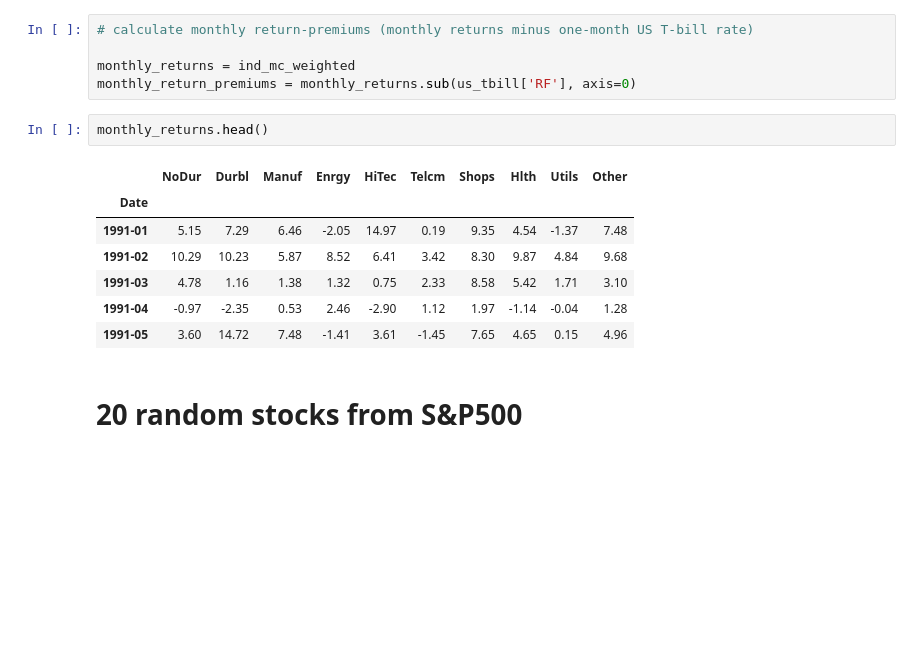
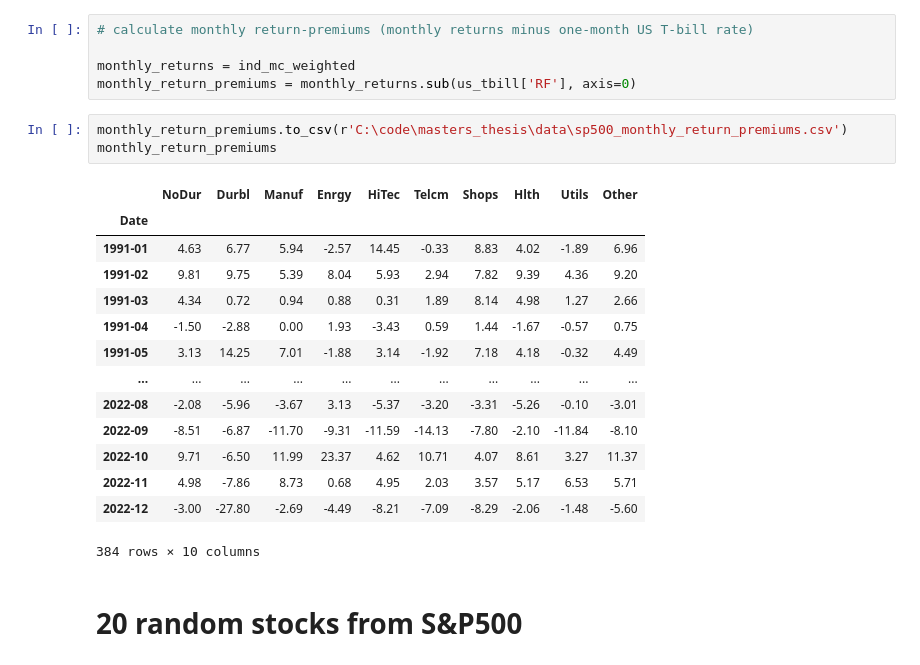
Before and after one commit to MNPW9/masters_thesis, a Jupyter notebook: mean_variance_simulation.ipynb, the cells around one changed output. Drawn from its saved outputs; the diff is of its cells as text; blank space fills up the shorter version.

```diff
--- a/mean_variance_simulation.ipynb
+++ b/mean_variance_simulation.ipynb
@@ -76,16 +76,24 @@ ind_mc_weighted.columns = [_.strip() for _ in ind_mc_weighted.columns]
 
 monthly_returns = ind_mc_weighted
 monthly_return_premiums = monthly_returns.sub(us_tbill['RF'], axis=0)
-# %%
-monthly_returns.head()
-# %% [output]
-|  | NoDur | Durbl | Manuf | Enrgy | HiTec | Telcm | Shops | Hlth | Utils | Other |
-| Date |  |  |  |  |  |  |  |  |  |  |
-| 1991-01 | 5.15 | 7.29 | 6.46 | -2.05 | 14.97 | 0.19 | 9.35 | 4.54 | -1.37 | 7.48 |
-| 1991-02 | 10.29 | 10.23 | 5.87 | 8.52 | 6.41 | 3.42 | 8.30 | 9.87 | 4.84 | 9.68 |
-| 1991-03 | 4.78 | 1.16 | 1.38 | 1.32 | 0.75 | 2.33 | 8.58 | 5.42 | 1.71 | 3.10 |
-| 1991-04 | -0.97 | -2.35 | 0.53 | 2.46 | -2.90 | 1.12 | 1.97 | -1.14 | -0.04 | 1.28 |
-| 1991-05 | 3.60 | 14.72 | 7.48 | -1.41 | 3.61 | -1.45 | 7.65 | 4.65 | 0.15 | 4.96 |
+# %%
+monthly_return_premiums.to_csv(r'C:\code\masters_thesis\data\sp500_monthly_return_premiums.csv')
+monthly_return_premiums
+# %% [output]
+|  | NoDur | Durbl | Manuf | Enrgy | HiTec | Telcm | Shops | Hlth | Utils | Other |
+| Date |  |  |  |  |  |  |  |  |  |  |
+| 1991-01 | 4.63 | 6.77 | 5.94 | -2.57 | 14.45 | -0.33 | 8.83 | 4.02 | -1.89 | 6.96 |
+| 1991-02 | 9.81 | 9.75 | 5.39 | 8.04 | 5.93 | 2.94 | 7.82 | 9.39 | 4.36 | 9.20 |
+| 1991-03 | 4.34 | 0.72 | 0.94 | 0.88 | 0.31 | 1.89 | 8.14 | 4.98 | 1.27 | 2.66 |
+| 1991-04 | -1.50 | -2.88 | 0.00 | 1.93 | -3.43 | 0.59 | 1.44 | -1.67 | -0.57 | 0.75 |
+| 1991-05 | 3.13 | 14.25 | 7.01 | -1.88 | 3.14 | -1.92 | 7.18 | 4.18 | -0.32 | 4.49 |
+| ... | ... | ... | ... | ... | ... | ... | ... | ... | ... | ... |
+| 2022-08 | -2.08 | -5.96 | -3.67 | 3.13 | -5.37 | -3.20 | -3.31 | -5.26 | -0.10 | -3.01 |
+| 2022-09 | -8.51 | -6.87 | -11.70 | -9.31 | -11.59 | -14.13 | -7.80 | -2.10 | -11.84 | -8.10 |
+| 2022-10 | 9.71 | -6.50 | 11.99 | 23.37 | 4.62 | 10.71 | 4.07 | 8.61 | 3.27 | 11.37 |
+| 2022-11 | 4.98 | -7.86 | 8.73 | 0.68 | 4.95 | 2.03 | 3.57 | 5.17 | 6.53 | 5.71 |
+| 2022-12 | -3.00 | -27.80 | -2.69 | -4.49 | -8.21 | -7.09 | -8.29 | -2.06 | -1.48 | -5.60 |
+384 rows × 10 columns
 # %% [markdown]
 # 20 random stocks from S&P500
 # %%
```
Also changed, not shown: parts of 2 cells of this notebook, 4 other files.
